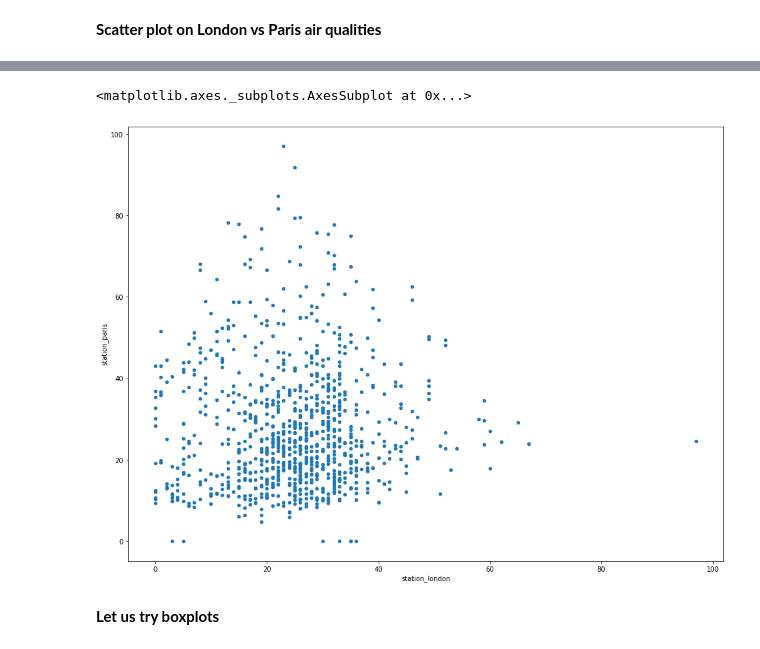
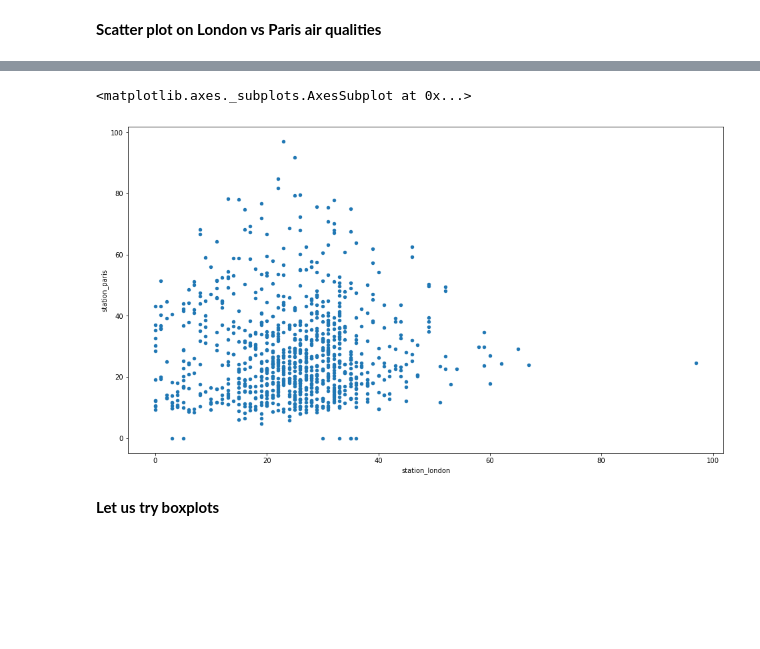
Before and after one commit to Ridzy619/Datafain, a Jupyter notebook: Courses/Data Science Fundamentals/Day 3/Day 3.ipynb, the cells around one changed output, grey strips where cells are left out. Cells and saved outputs as stored; diff of their text form; code cells hidden in the pictures; blank space fills up the shorter version.

```diff
--- a/Courses/Data Science Fundamentals/Day 3/Day 3.ipynb
+++ b/Courses/Data Science Fundamentals/Day 3/Day 3.ipynb
@@ -408,8 +471,8 @@ df['station_london'].plot(figsize = (16, 12))
 # %%
-df.plot(x = 'station_london', y = 'station_paris', kind = 'scatter', figsize = (16,12))
+df.plot(x = 'station_london', y = 'station_paris', kind = 'scatter', figsize = (16,9))
 # %% [output]
 <matplotlib.axes._subplots.AxesSubplot at 0x...>
-[figure, old version]
+[figure, new version]
 # %% [markdown]
 **Let us try boxplots**
 # %%
```
Also changed, not shown: parts of 22 cells of this notebook.
